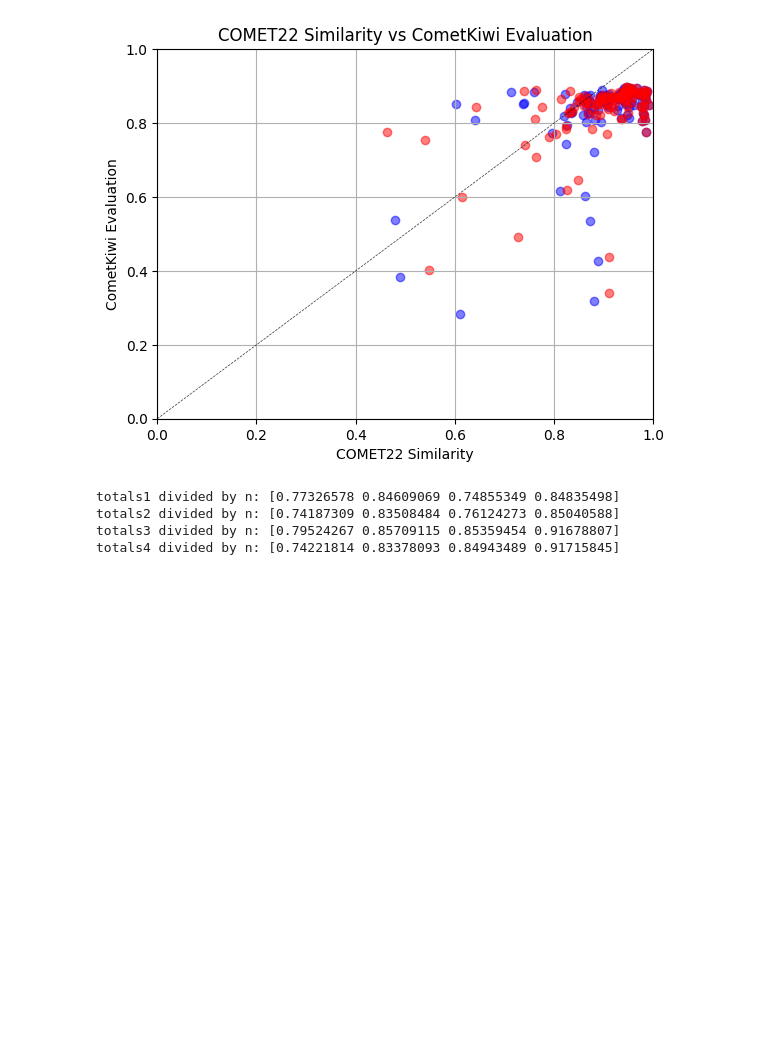
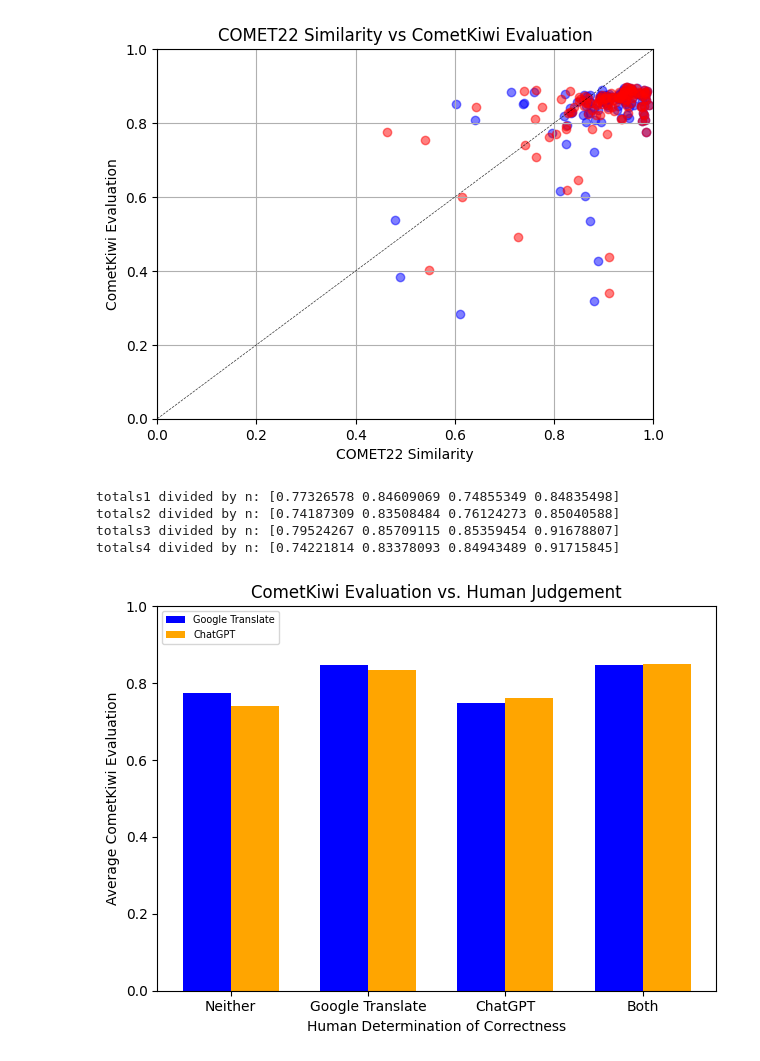
Before and after one commit to antoinevilain001/translation_thesis, a Jupyter notebook: translation_analysis/analysis1/analysis_app_data.ipynb, the cells around one changed output. Saved outputs shown, nothing was run; the diff lists cells and outputs as text; code cells hidden in the pictures; blank space fills up the shorter version.

```diff
--- a/translation_analysis/analysis1/analysis_app_data.ipynb
+++ b/translation_analysis/analysis1/analysis_app_data.ipynb
@@ -670,3 +671,36 @@ totals1 divided by n: [0.77326578 0.84609069 0.74855349 0.84835498]
 totals2 divided by n: [0.74187309 0.83508484 0.76124273 0.85040588]
 totals3 divided by n: [0.79524267 0.85709115 0.85359454 0.91678807]
 totals4 divided by n: [0.74221814 0.83378093 0.84943489 0.91715845]
+# %%
+# Categories
+categories = ['Neither', 'Google Translate', 'ChatGPT', 'Both']
+
+# Set the width of the bars
+bar_width = 0.35
+
+# Positions of the bars on the x-axis
+index = np.arange(len(categories))
+
+# Create the bar plot
+fig, ax = plt.subplots()
+
+# Plot the bars for totals1 and totals2
+bar1 = ax.bar(index - bar_width/2, totals1_divided, bar_width, label='Google Translate', color='blue')
+bar2 = ax.bar(index + bar_width/2, totals2_divided, bar_width, label='ChatGPT', color='orange')
+
+# Add labels, title, and customize the axes
+ax.set_xlabel('Human Determination of Correctness')
+ax.set_ylabel('Average CometKiwi Evaluation')
+ax.set_title('CometKiwi Evaluation vs. Human Judgement')
+ax.set_xticks(index)
+ax.set_xticklabels(categories)
+ax.legend(fontsize=7, loc='upper left')
+
+ax.set_ylim(0, 1)
+
+# Show the plot
+plt.tight_layout()
+plt.savefig('outputs/analysis_app_data/initial_bargraph1.png', dpi=300, bbox_inches='tight')
+plt.show()
+# %% [output]
+[figure, added]
```
Also changed, not shown: parts of 4 cells of this notebook, 7 other files.
